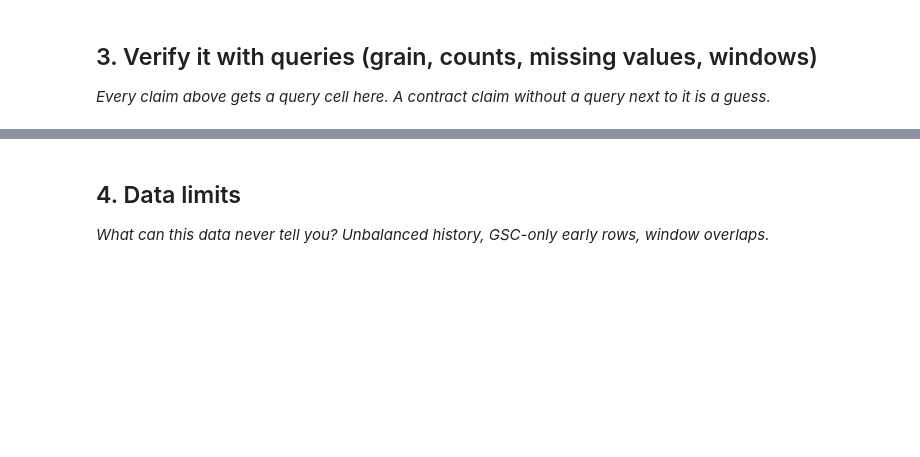
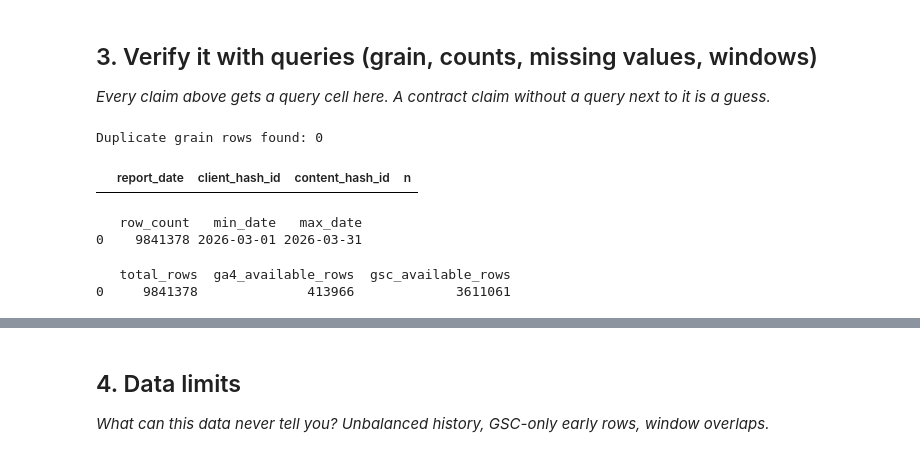
Before and after one commit to datdigitaladdict/flyrank-ml-internship, a Jupyter notebook: work/notebooks/w03_data_contract.ipynb, the cells around one changed output, grey strips where cells are left out. Cells and saved outputs as stored; diff of their text form; code cells hidden in the pictures; blank space fills up the shorter version.

```diff
--- a/work/notebooks/w03_data_contract.ipynb
+++ b/work/notebooks/w03_data_contract.ipynb
@@ -29,0 +137,34 @@ This skeleton is yours to fill. Work the sections **in order** — each one has
+# %%
+grain_check = con.execute(f"""
+    SELECT report_date, client_hash_id, content_hash_id, COUNT(*) as n
+    FROM read_parquet('{month_path}')
+    GROUP BY report_date, client_hash_id, content_hash_id
+    HAVING COUNT(*) > 1
+    LIMIT 5
+""").df()
+print("Duplicate grain rows found:", len(grain_check))
+grain_check
+# %% [output]
+Duplicate grain rows found: 0
+|  | report_date | client_hash_id | content_hash_id | n |
+# %%
+span = con.execute(f"""
+    SELECT COUNT(*) as row_count, MIN(report_date) as min_date, MAX(report_date) as max_date
+    FROM read_parquet('{month_path}')
+""").df()
+print(span)
+# %% [output]
+   row_count   min_date   max_date
+0    9841378 2026-03-01 2026-03-31
+# %%
+availability = con.execute(f"""
+    SELECT
+        COUNT(*) as total_rows,
+        COUNT(*) FILTER (WHERE ga4_data_available IS TRUE) as ga4_available_rows,
+        COUNT(*) FILTER (WHERE gsc_data_available IS TRUE) as gsc_available_rows
+    FROM read_parquet('{month_path}')
+""").df()
+print(availability)
+# %% [output]
+   total_rows  ga4_available_rows  gsc_available_rows
+0     9841378              413966             3611061
```
Also changed, not shown: parts of 17 cells of this notebook.
